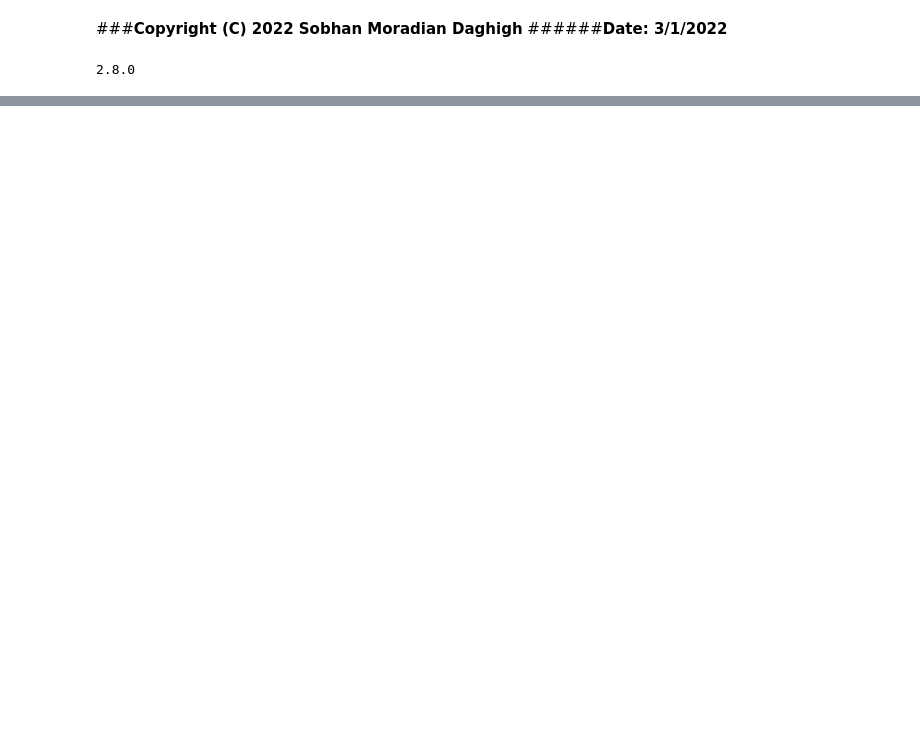
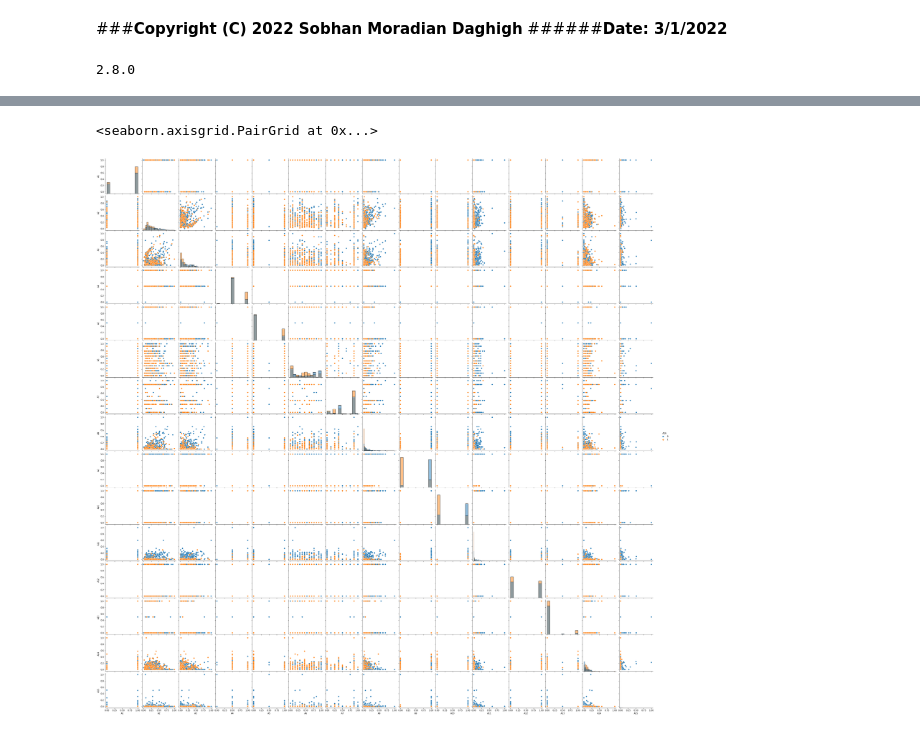
Before and after one commit to nahbos/AUT-Neural-Networks, a Jupyter notebook: HW01/HW01.ipynb, the cells around one changed output, grey strips where cells are left out. Saved outputs shown, nothing was run; the diff lists cells and outputs as text; code cells hidden in the pictures; blank space fills up the shorter version.

```diff
--- a/HW01/HW01.ipynb
+++ b/HW01/HW01.ipynb
@@ -160,0 +146,6 @@ conv_dataset.head()
+# %%
+scaler = MinMaxScaler(feature_range=(0, 1))
+rescaled_dataset = scaler.fit_transform(conv_dataset.iloc[:, :-1])
+rescaled_dataset = pd.DataFrame(rescaled_dataset, columns=conv_dataset.columns[:-1])
+rescaled_dataset[conv_dataset.columns[-1]] = conv_dataset.iloc[:, -1]
+rescaled_dataset.head()
@@ -160,0 +159,5 @@ conv_dataset.head()
+# %%
+sns.pairplot(rescaled_dataset, hue=rescaled_dataset.columns[-1], diag_kind="hist")
+# %% [output]
+<seaborn.axisgrid.PairGrid at 0x...>
+[figure, added]
```
Also changed, not shown: parts of 31 cells of this notebook.
